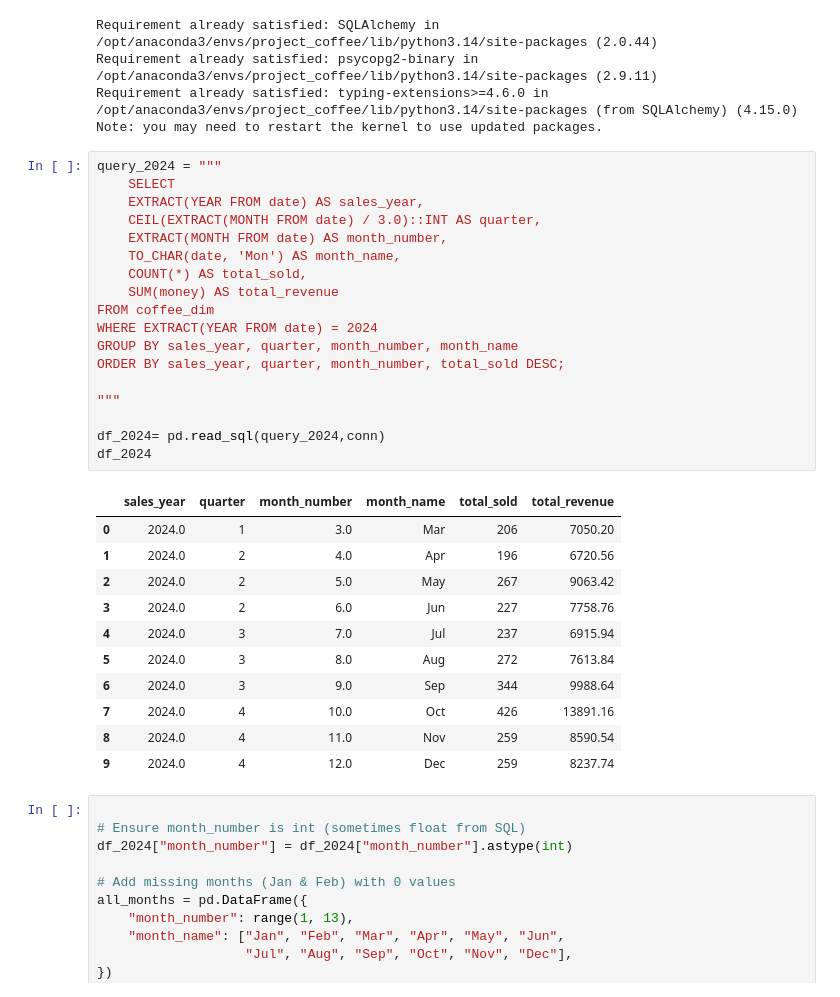
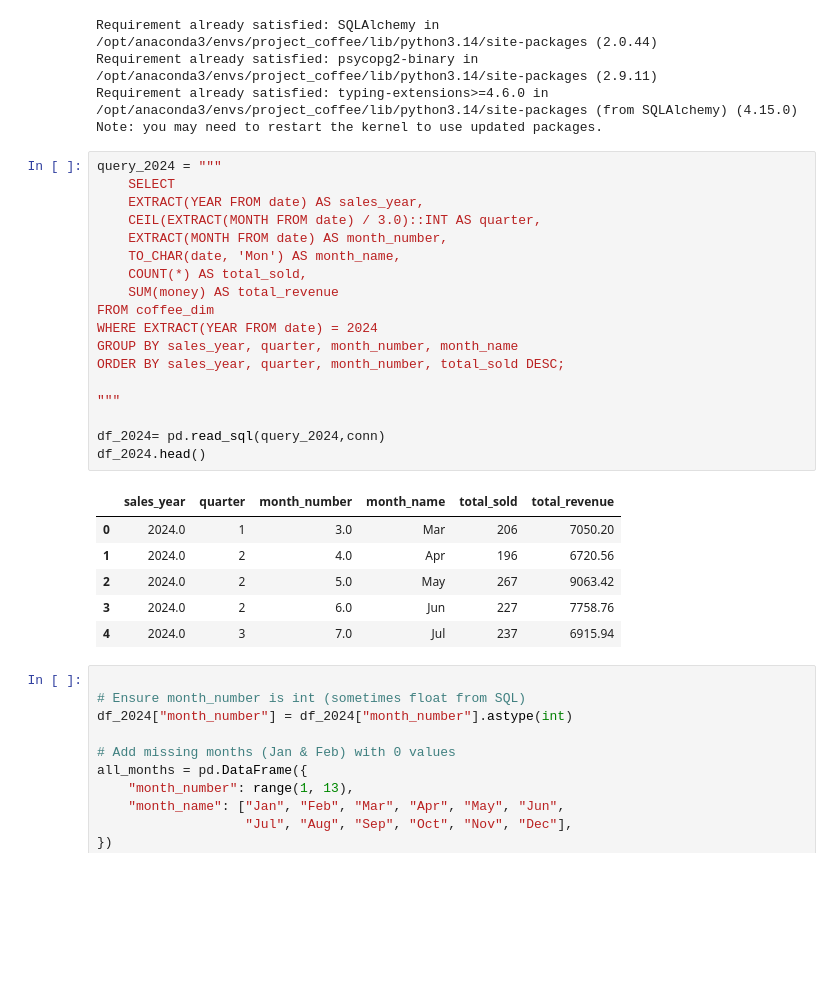
Before and after one commit to rajendrashrest111/Project_coffee_python, a Jupyter notebook: 6_quaterly_reports.ipynb, the cells around one changed output. Drawn from its saved outputs; the diff is of its cells as text; blank space fills up the shorter version.

```diff
--- a/6_quaterly_reports.ipynb
+++ b/6_quaterly_reports.ipynb
@@ -23,33 +23,28 @@ Note: you may need to restart the kernel to use updated packages.
 # %%
 query_2024 = """
     SELECT
     EXTRACT(YEAR FROM date) AS sales_year,
     CEIL(EXTRACT(MONTH FROM date) / 3.0)::INT AS quarter,
     EXTRACT(MONTH FROM date) AS month_number,
     TO_CHAR(date, 'Mon') AS month_name,
     COUNT(*) AS total_sold,
     SUM(money) AS total_revenue
 FROM coffee_dim
 WHERE EXTRACT(YEAR FROM date) = 2024
 GROUP BY sales_year, quarter, month_number, month_name
 ORDER BY sales_year, quarter, month_number, total_sold DESC;
 
 """
 
 df_2024= pd.read_sql(query_2024,conn)
-df_2024
+df_2024.head()
 # %% [output]
 |  | sales_year | quarter | month_number | month_name | total_sold | total_revenue |
 | 0 | 2024.0 | 1 | 3.0 | Mar | 206 | 7050.20 |
 | 1 | 2024.0 | 2 | 4.0 | Apr | 196 | 6720.56 |
 | 2 | 2024.0 | 2 | 5.0 | May | 267 | 9063.42 |
 | 3 | 2024.0 | 2 | 6.0 | Jun | 227 | 7758.76 |
 | 4 | 2024.0 | 3 | 7.0 | Jul | 237 | 6915.94 |
-| 5 | 2024.0 | 3 | 8.0 | Aug | 272 | 7613.84 |
-| 6 | 2024.0 | 3 | 9.0 | Sep | 344 | 9988.64 |
-| 7 | 2024.0 | 4 | 10.0 | Oct | 426 | 13891.16 |
-| 8 | 2024.0 | 4 | 11.0 | Nov | 259 | 8590.54 |
-| 9 | 2024.0 | 4 | 12.0 | Dec | 259 | 8237.74 |
 # %%
 
 # Ensure month_number is int (sometimes float from SQL)
```
Also changed, not shown: 6 other files.
